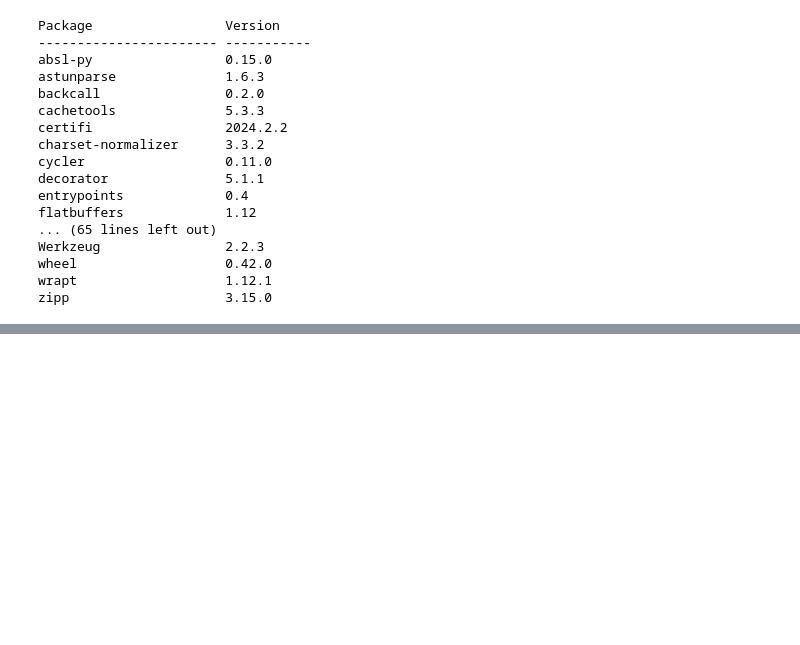
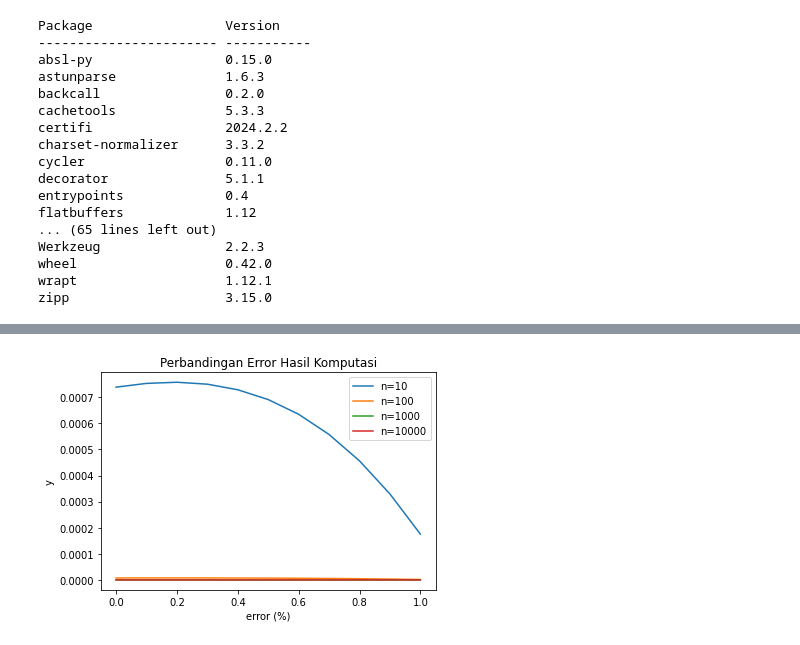
Before and after one commit to RendiZein/Metode-Rekayasa-Komputasi, a Jupyter notebook: 02_Boundary_value_problem_2024_indonesia.ipynb, the cells around one changed output, grey strips where cells are left out. Drawn from its saved outputs; the diff is of its cells as text; code cells hidden in the pictures; blank space fills up the shorter version.

```diff
--- a/02_Boundary_value_problem_2024_indonesia.ipynb
+++ b/02_Boundary_value_problem_2024_indonesia.ipynb
@@ -1242,7 +1158,10 @@ for n_i in [10,100]:
     y = report_dict[n_i][1]
     y_analytical = report_dict[n_i][2]
     plt.plot(x,y, label="Computation {}".format(n_i))
-    plt.plot(x,y_analytical, label="Analytical {}".format(n_i))
+plt.plot(x,y_analytical, label="Analytical") #hanya n terbesar
 plt.legend()
+plt.xlabel("x")
+plt.ylabel("y")
+plt.title("Perbandingan Hasil Komputasi (GPU) ex 10000 & 10000")
 plt.show()
 # %% [output]
@@ -1309,0 +1249,12 @@ def latihan_2_method_comparison(n):
+# %%
+for n_i in n_list:
+    x = report_dict[n_i][0]
+    e = report_dict[n_i][4]
+    plt.plot(x,e, label="n={}".format(n_i))
+plt.legend()
+plt.xlabel("error (%)")
+plt.ylabel("y")
+plt.title("Perbandingan Error Hasil Komputasi")
+plt.show()
+# %% [output]
+[figure, added]
```
Also changed, not shown: parts of 41 cells of this notebook.
